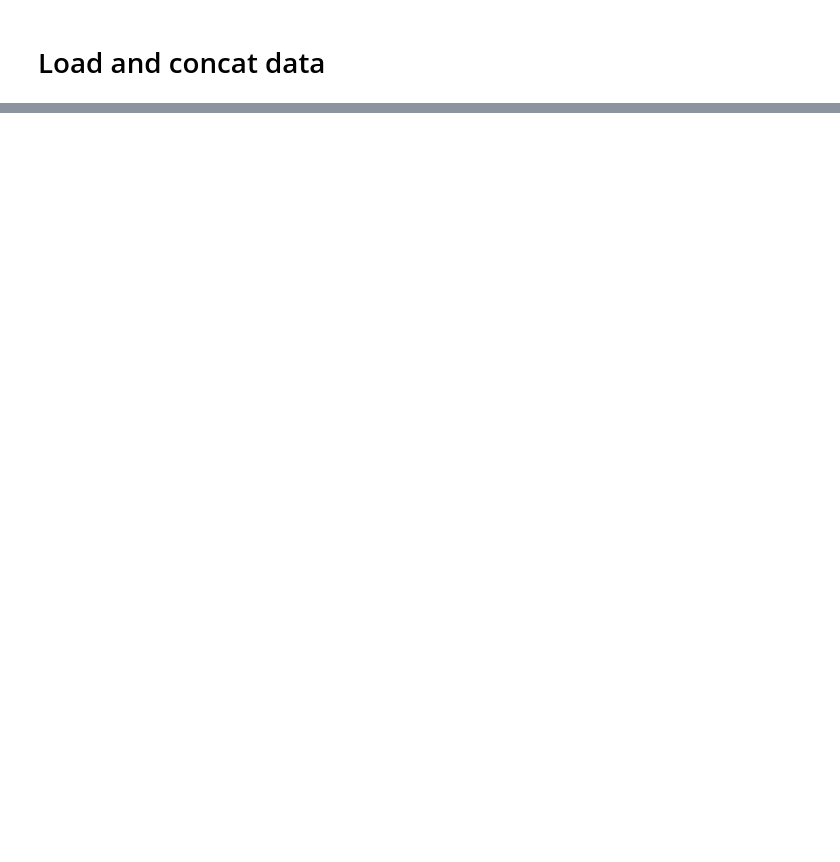
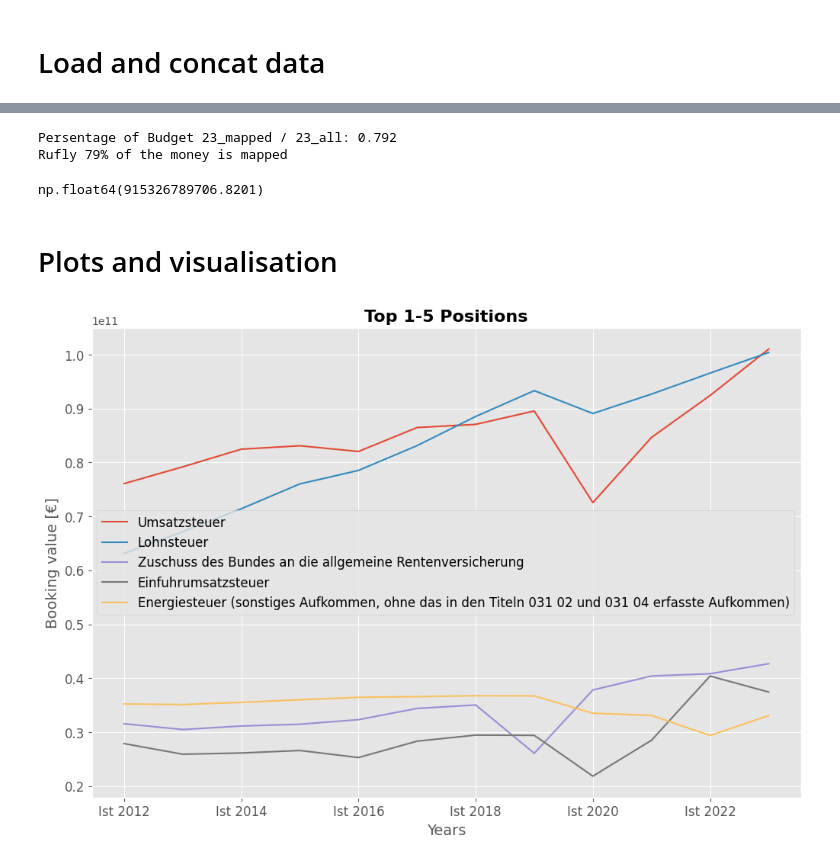
Before and after one commit to MaxwellMuF/Urban_technologie_project_Bundeshaushalt, a Jupyter notebook: 5_analyse_data.ipynb, the cells around one changed output, grey strips where cells are left out. Cells and saved outputs as stored; diff of their text form; code cells hidden in the pictures; blank space fills up the shorter version.

```diff
--- a/5_analyse_data.ipynb
+++ b/5_analyse_data.ipynb
@@ -60,0 +77,40 @@ df_nlp
+# %%
+# Check how much volumn of booking 2023 are covert
+money_mapped = round(df_10y["Ist 2023"].sum() / df_2023["Ist 2023"].sum(), 3)
+print(f"Persentage of Budget 23_mapped / 23_all: {money_mapped}")
+print(f"Rufly {round(money_mapped*100)}% of the money is mapped")
+# %% [output]
+Persentage of Budget 23_mapped / 23_all: 0.792
+Rufly 79% of the money is mapped
+# %%
+df_2023["Ist 2023"].sum()
+# %% [output]
+np.float64(915326789706.8201)
+# %% [markdown]
+# Plots and visualisation
+# %%
+def plot_5_positions(df, position_range=(0,5)):
+    df_plot = df.iloc[position_range[0]:position_range[1]].set_index("Zweckbestimmung")[[f"Ist 20{year}" for year in range(12,24)]].T.copy()
+    # Setting a larger figure size and applying a style
+    plt.figure(figsize=(12, 8))  # Adjust the width and height as needed
+    plt.style.use('ggplot')  # You can choose other styles like 'ggplot', 'fivethirtyeight', etc.
+
+    # Plotting the DataFrame
+    df_plot.plot(ax=plt.gca())  # Use the current Axes to apply size and style
+    plt.title(f"Top {position_range[0]+1}-{position_range[1]} Positions", fontsize=16, fontweight='bold')  # Adding a title
+    plt.xlabel("Years", fontsize=14)  # Customizing the x-axis label
+    plt.ylabel("Booking value [€]", fontsize=14)  # Customizing the y-axis label
+
+    # Customizing ticks and legend
+    plt.xticks(fontsize=12)
+    plt.yticks(fontsize=12)
+    plt.legend(fontsize=12, loc="best")  # Position the legend automatically
+
+    # Show the plot
+    plt.show()
+# %%
+df_10y.sort_values("Ist 2023", ascending=False, inplace=True)
+# %%
+plot_5_positions(df_10y)
+# %% [output]
+[figure, added]
```
Also changed, not shown: parts of 13 cells of this notebook, 1 other file.
